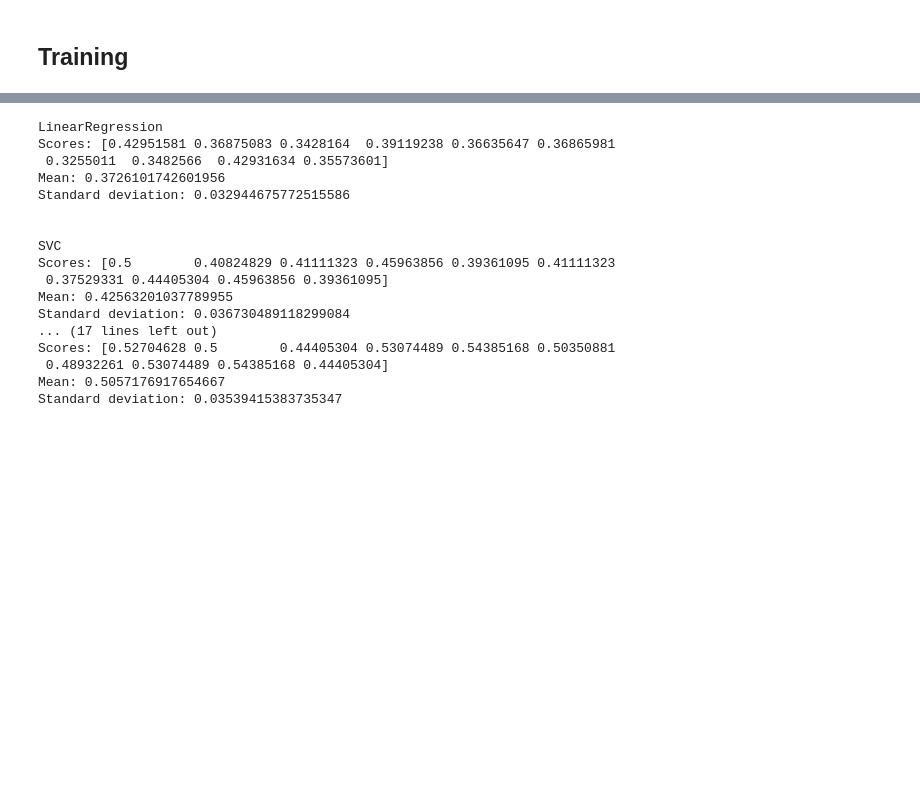
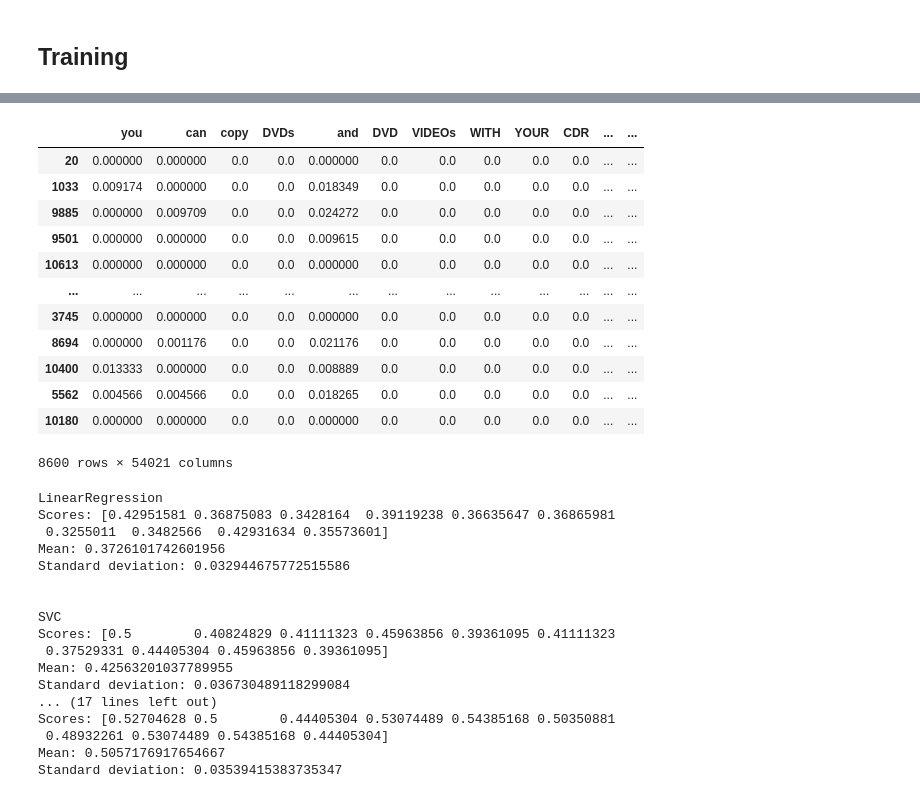
Before and after one commit to chrismarch/ml-exercises, a Jupyter notebook: spam-classifier/spam-classifier.ipynb, the cells around one changed output, grey strips where cells are left out. Cells and saved outputs as stored; diff of their text form; code cells hidden in the pictures; blank space fills up the shorter version.

```diff
--- a/spam-classifier/spam-classifier.ipynb
+++ b/spam-classifier/spam-classifier.ipynb
@@ -277,3 +337,19 @@ Standard deviation: 0.00012151717437017633
+# %%
+X_train
+# %% [output]
+|  | you | can | copy | DVDs | and | DVD | VIDEOs | WITH | YOUR | CDR | ... | ... |
+| 20 | 0.000000 | 0.000000 | 0.0 | 0.0 | 0.000000 | 0.0 | 0.0 | 0.0 | 0.0 | 0.0 | ... | ... |
+| 1033 | 0.009174 | 0.000000 | 0.0 | 0.0 | 0.018349 | 0.0 | 0.0 | 0.0 | 0.0 | 0.0 | ... | ... |
+| 9885 | 0.000000 | 0.009709 | 0.0 | 0.0 | 0.024272 | 0.0 | 0.0 | 0.0 | 0.0 | 0.0 | ... | ... |
+| 9501 | 0.000000 | 0.000000 | 0.0 | 0.0 | 0.009615 | 0.0 | 0.0 | 0.0 | 0.0 | 0.0 | ... | ... |
+| 10613 | 0.000000 | 0.000000 | 0.0 | 0.0 | 0.000000 | 0.0 | 0.0 | 0.0 | 0.0 | 0.0 | ... | ... |
+| ... | ... | ... | ... | ... | ... | ... | ... | ... | ... | ... | ... | ... |
+| 3745 | 0.000000 | 0.000000 | 0.0 | 0.0 | 0.000000 | 0.0 | 0.0 | 0.0 | 0.0 | 0.0 | ... | ... |
+| 8694 | 0.000000 | 0.001176 | 0.0 | 0.0 | 0.021176 | 0.0 | 0.0 | 0.0 | 0.0 | 0.0 | ... | ... |
+| 10400 | 0.013333 | 0.000000 | 0.0 | 0.0 | 0.008889 | 0.0 | 0.0 | 0.0 | 0.0 | 0.0 | ... | ... |
+| 5562 | 0.004566 | 0.004566 | 0.0 | 0.0 | 0.018265 | 0.0 | 0.0 | 0.0 | 0.0 | 0.0 | ... | ... |
+| 10180 | 0.000000 | 0.000000 | 0.0 | 0.0 | 0.000000 | 0.0 | 0.0 | 0.0 | 0.0 | 0.0 | ... | ... |
+8600 rows × 54021 columns
 # %%
 from sklearn.linear_model import LinearRegression
 from sklearn.svm import SVC
```
Also changed, not shown: parts of 20 cells of this notebook.
